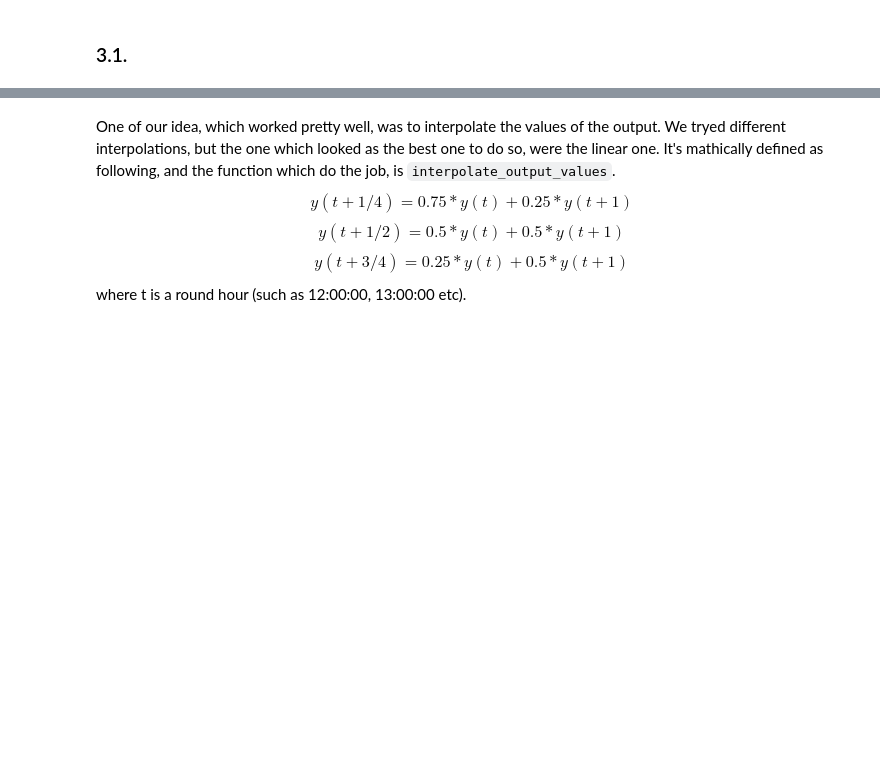
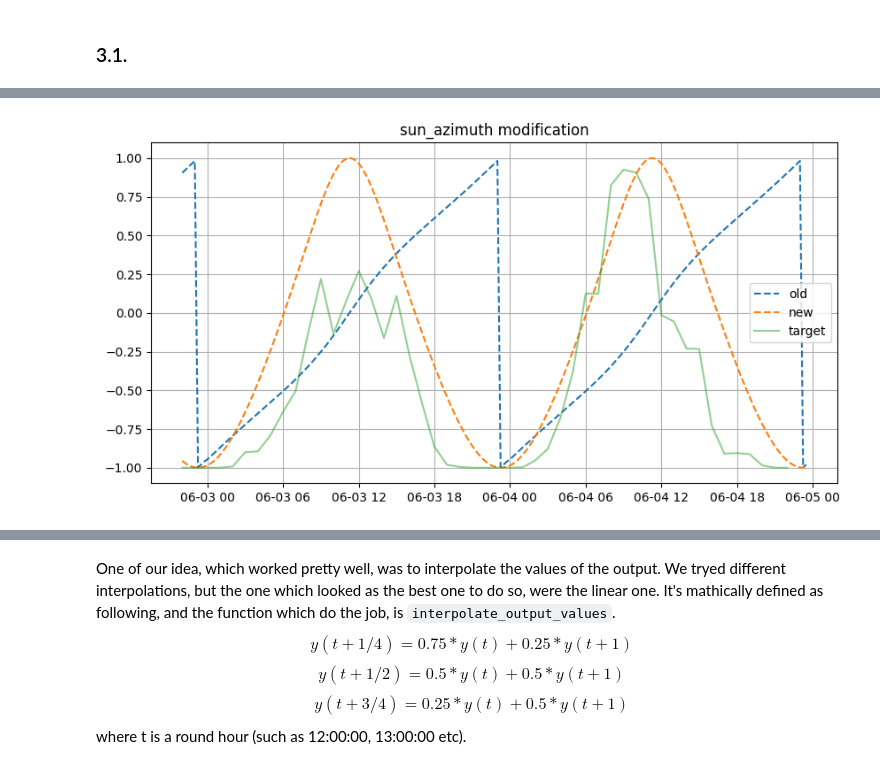
Before and after one commit to art-test-stack/ml_competition, a Jupyter notebook: final_notebook.ipynb, the cells around one changed output, grey strips where cells are left out. Saved outputs shown, nothing was run; the diff lists cells and outputs as text; code cells hidden in the pictures; blank space fills up the shorter version.

```diff
--- a/final_notebook.ipynb
+++ b/final_notebook.ipynb
@@ -484,0 +544,14 @@ During our study, we explored many ways to pre-process our inputs. Some were com
+# %%
+extraction = X_train_observed_a['sun_azimuth:d'][0:199]
+transfo = extraction.apply(lambda x : np.cos(x/180*np.pi + np.pi))
+
+plt.figure(figsize=(10,5))
+plt.plot(X_train_observed_a['date_forecast'][0:199],extraction/180-1,label="old",ls="--")
+plt.plot(X_train_observed_a['date_forecast'][0:199],transfo,label="new",ls="--")
+plt.plot(train_a['time'][0:49],train_a["pv_measurement"][0:49]/2500-1,label="target",alpha=0.5)
+plt.legend()
+plt.grid()
+plt.title("sun_azimuth modification")
+plt.show()
+# %% [output]
+[figure, added]
```
Also changed, not shown: parts of 26 cells of this notebook.
